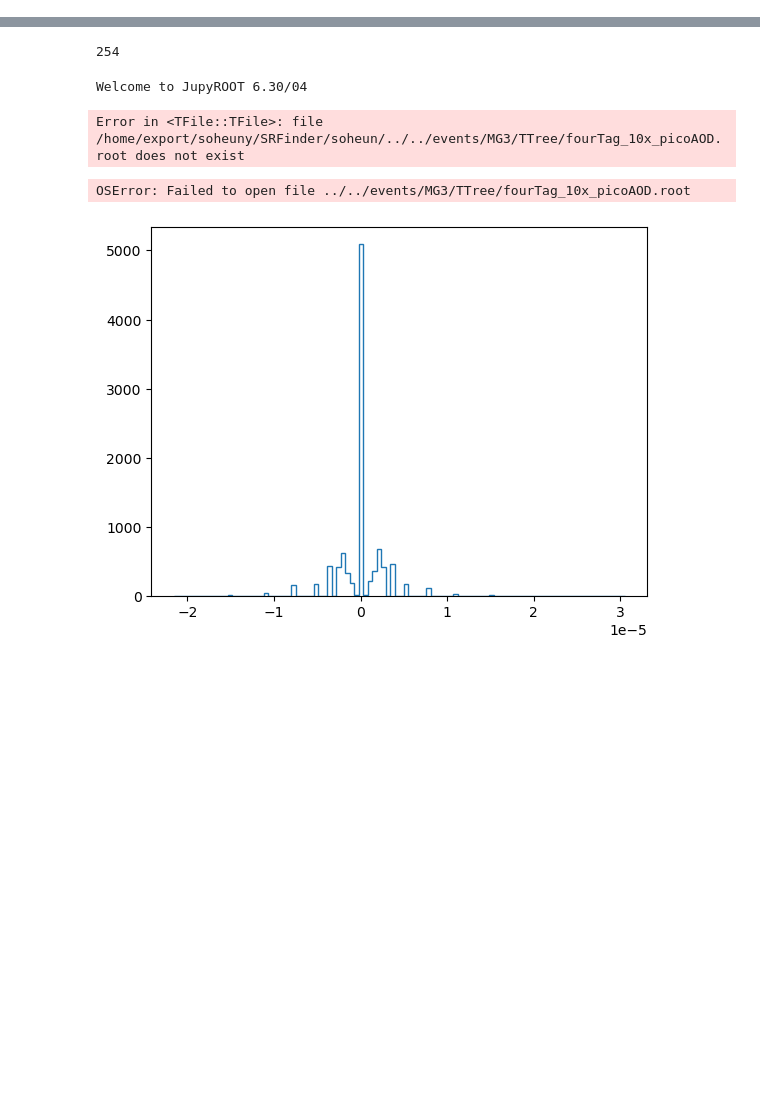
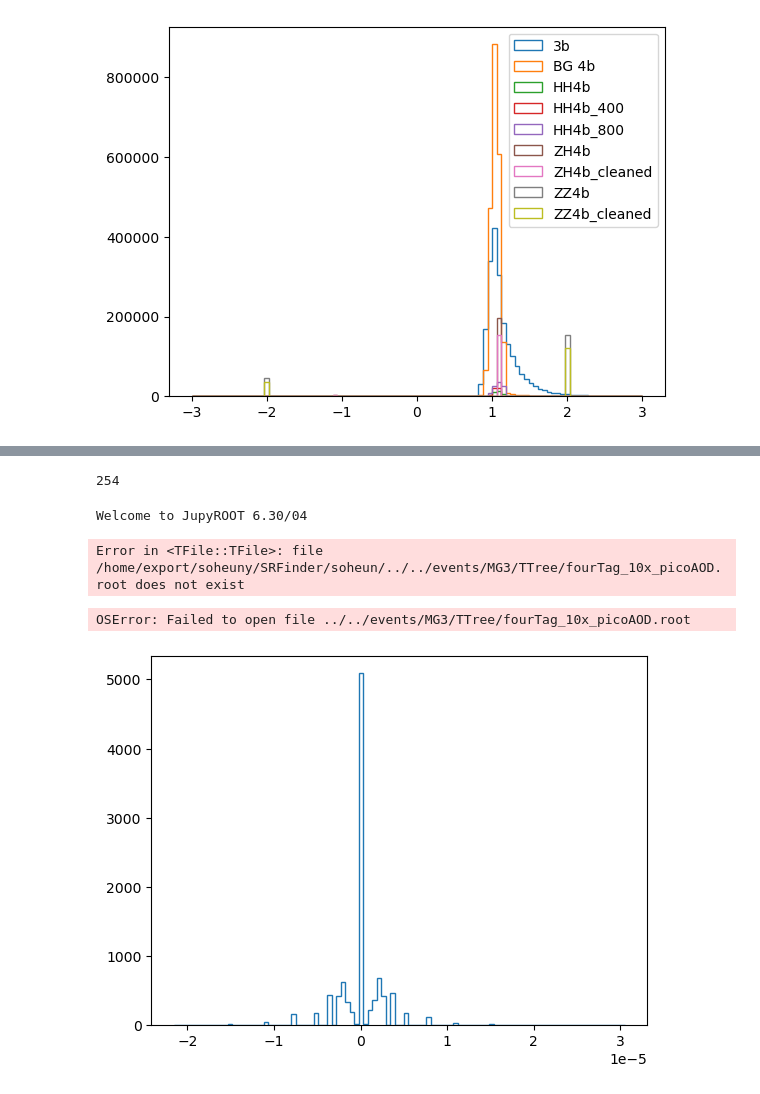
Before and after one commit to soheunyi/SRFinder, a Jupyter notebook: soheun/notebooks/eda.ipynb, the cells around one changed output, grey strips where cells are left out. Drawn from its saved outputs; the diff is of its cells as text; code cells hidden in the pictures; blank space fills up the shorter version.

```diff
--- a/soheun/notebooks/eda.ipynb
+++ b/soheun/notebooks/eda.ipynb
@@ -15,0 +92,21 @@ os.chdir("..")
+# %%
+import matplotlib.pyplot as plt
+import numpy as np
+
+bins = np.linspace(-3, 3, 100)
+for label, df in [
+    ("3b", df_3b),
+    ("BG 4b", df_bg4b),
+    ("HH4b", df_hh4b),
+    ("HH4b_400", df_hh4b_400),
+    ("HH4b_800", df_hh4b_800),
+    ("ZH4b", df_zh4b),
+    ("ZH4b_cleaned", df_zh4b_cleaned),
+    ("ZZ4b", df_zz4b),
+    ("ZZ4b_cleaned", df_zz4b_cleaned),
+]:
+    plt.hist(df["weight"], bins=bins, histtype="step", label=label)
+plt.legend()
+plt.show()
+# %% [output]
+[figure, added]
```
Also changed, not shown: parts of 8 cells of this notebook, 58 other files.
